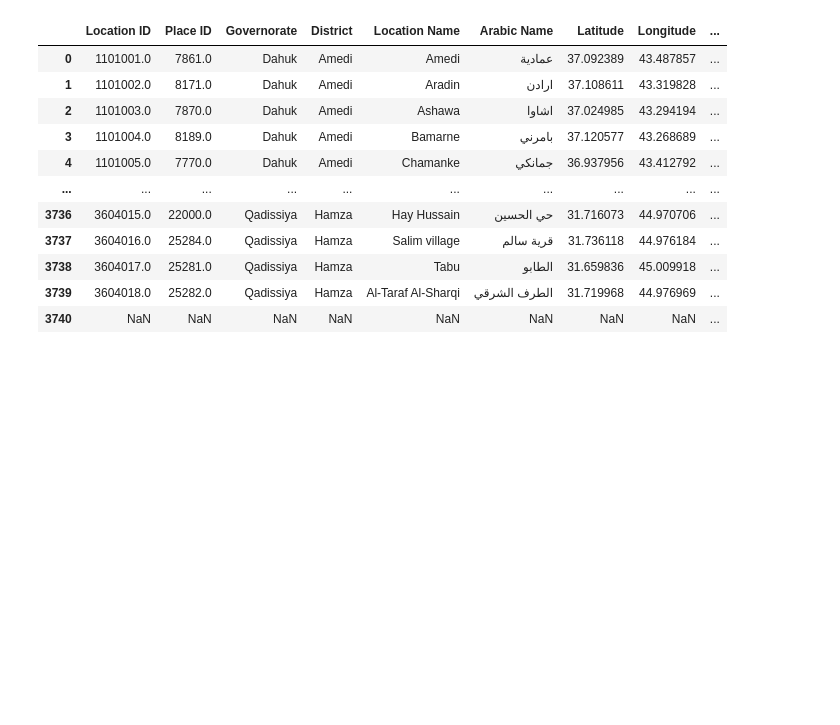
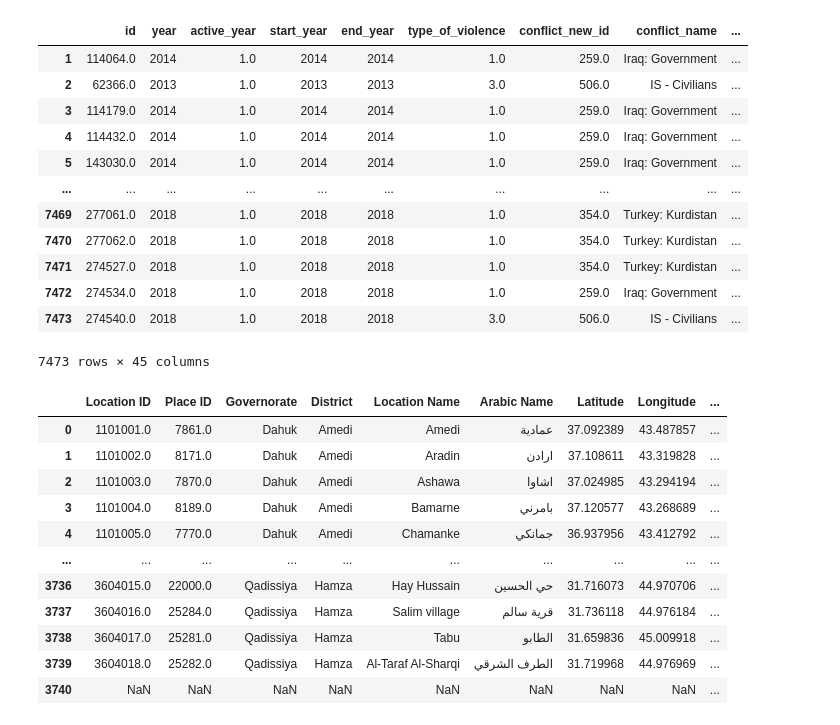
Before and after one commit to mcdimant/refugee_predictive_model, a Jupyter notebook: src/iraq_refugee_model.ipynb, the cells around one changed output. Cells and saved outputs as stored; diff of their text form; code cells hidden in the pictures; blank space fills up the shorter version.

```diff
--- a/src/iraq_refugee_model.ipynb
+++ b/src/iraq_refugee_model.ipynb
@@ -3,6 +3,24 @@ import pandas as pd
 import numpy as np
 import matplotlib.pyplot as plt
 from os import listdir
+# %%
+conflict_df = pd.read_csv('../data/conflict_data_irq.csv')
+# %%
+conflict_df.drop(0)
+# %% [output]
+|  | id | year | active_year | start_year | end_year | type_of_violence | conflict_new_id | conflict_name | ... |
+| 1 | 114064.0 | 2014 | 1.0 | 2014 | 2014 | 1.0 | 259.0 | Iraq: Government | ... |
+| 2 | 62366.0 | 2013 | 1.0 | 2013 | 2013 | 3.0 | 506.0 | IS - Civilians | ... |
+| 3 | 114179.0 | 2014 | 1.0 | 2014 | 2014 | 1.0 | 259.0 | Iraq: Government | ... |
+| 4 | 114432.0 | 2014 | 1.0 | 2014 | 2014 | 1.0 | 259.0 | Iraq: Government | ... |
+| 5 | 143030.0 | 2014 | 1.0 | 2014 | 2014 | 1.0 | 259.0 | Iraq: Government | ... |
+| ... | ... | ... | ... | ... | ... | ... | ... | ... | ... |
+| 7469 | 277061.0 | 2018 | 1.0 | 2018 | 2018 | 1.0 | 354.0 | Turkey: Kurdistan | ... |
+| 7470 | 277062.0 | 2018 | 1.0 | 2018 | 2018 | 1.0 | 354.0 | Turkey: Kurdistan | ... |
+| 7471 | 274527.0 | 2018 | 1.0 | 2018 | 2018 | 1.0 | 354.0 | Turkey: Kurdistan | ... |
+| 7472 | 274534.0 | 2018 | 1.0 | 2018 | 2018 | 1.0 | 259.0 | Iraq: Government | ... |
+| 7473 | 274540.0 | 2018 | 1.0 | 2018 | 2018 | 3.0 | 506.0 | IS - Civilians | ... |
+7473 rows × 45 columns
 # %%
 returnee_filepaths = [f for f in listdir("../data/returnees/") if f.endswith('.xlsx')]
 # %%
```
Also changed, not shown: parts of 11 cells of this notebook.
